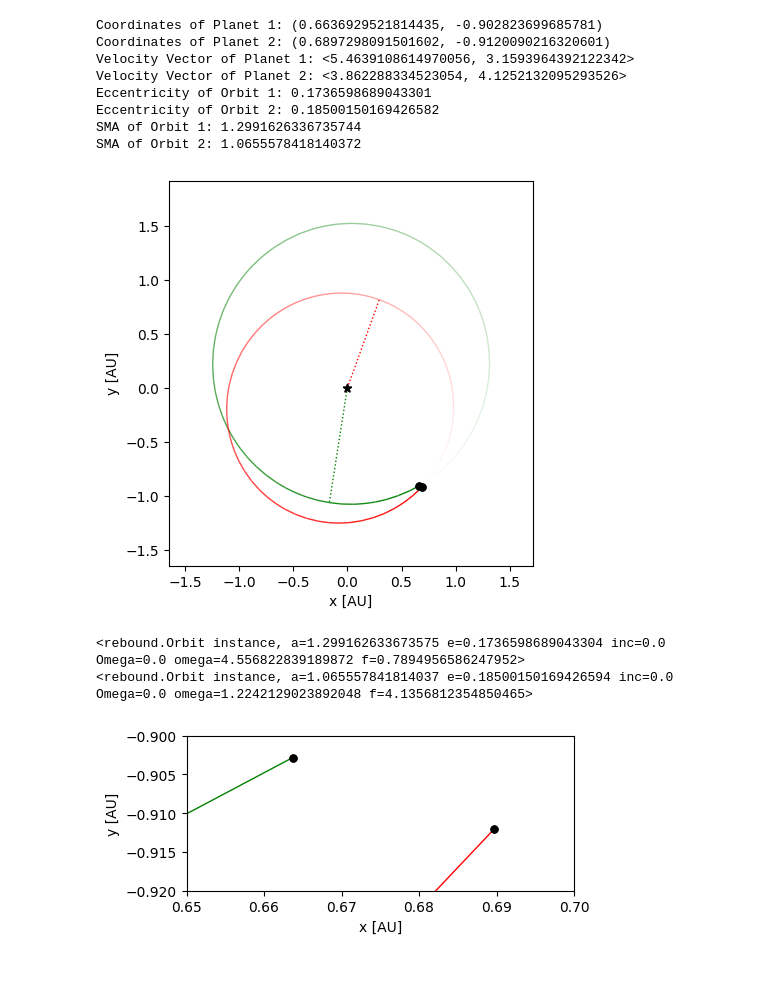
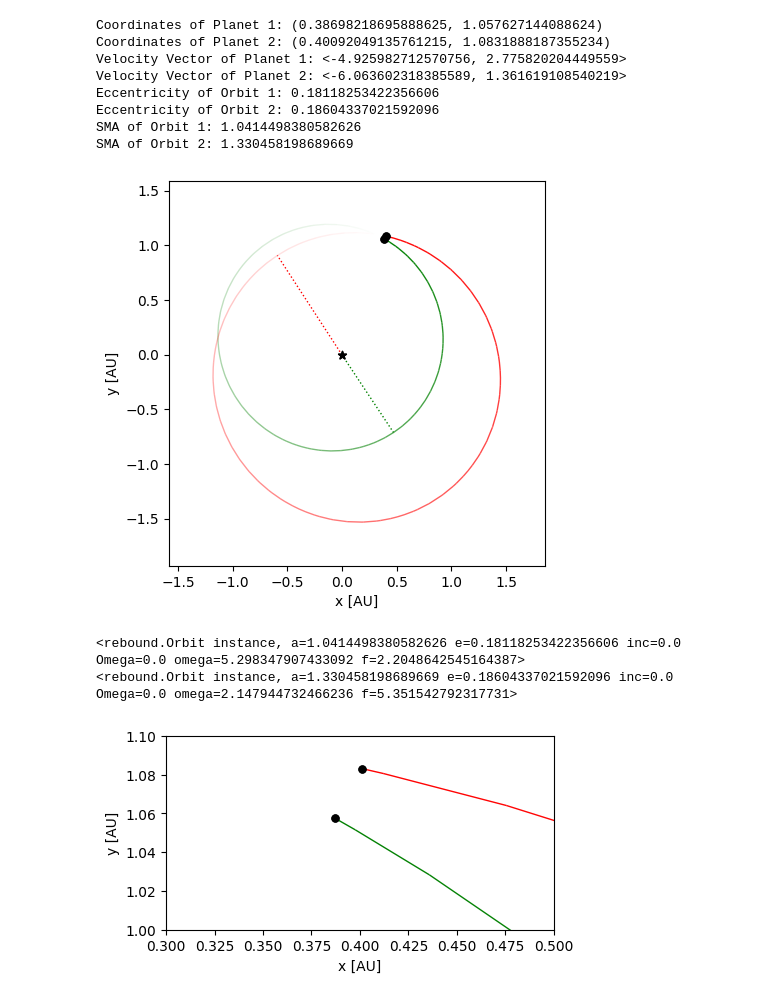
Before and after one commit to SudatKhan/ureca_repo, a Jupyter notebook: hill_instability.ipynb, the cells around one changed output. Cells and saved outputs as stored; diff of their text form; code cells hidden in the pictures; blank space fills up the shorter version.

```diff
--- a/hill_instability.ipynb
+++ b/hill_instability.ipynb
@@ -13,8 +12,8 @@ def setupSimulation():
     jmass = 0.000954588 #Jupiter Mass in Solar Mass units
     delta_critical = 2.40*((jmass + jmass)**(1./3.))
     sim.add(m = smass)
-    sim.add(m = jmass, a= 1, r = (0.000477895), f = 0, hash="planet1")
-    sim.add(m = jmass, a= (1 + delta_critical) - 0.00525684, r = (0.000477895), f = np.pi, hash="planet2")
+    sim.add(m = jmass, a= 1, r = 0.000477895, f = 0, hash="planet1")
+    sim.add(m = jmass, a= (1 + delta_critical) - 0.0051, r = 0.000477895, f = np.pi, hash="planet2")
     sim.move_to_com()
     return sim
 # %%
@@ -106,6 +104,6 @@ First Collision Occurs at time: 1566.3192654484446 yr
 # %%
 sim = setupSimulation()
-sim.integrate(1566.31)
+sim.integrate(695.02)
 fig = rebound.OrbitPlot(sim, unitlabel='[AU]', color=['green', 'red'], periastron=True)
 p1 = sim.particles["planet1"]
 p2 = sim.particles["planet2"]
@@ -118,21 +116,21 @@ print(f'Eccentricity of Orbit 2: {sim.calculate_orbits()[1].e}')
 print(f'SMA of Orbit 1: {sim.calculate_orbits()[0].a}')
 print(f'SMA of Orbit 2: {sim.calculate_orbits()[1].a}')
 # %% [output]
-Coordinates of Planet 1: (0.6636929521814435, -0.902823699685781)
-Coordinates of Planet 2: (0.6897298091501602, -0.9120090216320601)
-Velocity Vector of Planet 1: <5.4639108614970056, 3.1593964392122342>
-Velocity Vector of Planet 2: <3.862288334523054, 4.1252132095293526>
-Eccentricity of Orbit 1: 0.1736598689043301
-Eccentricity of Orbit 2: 0.18500150169426582
-SMA of Orbit 1: 1.2991626336735744
-SMA of Orbit 2: 1.0655578418140372
+Coordinates of Planet 1: (0.38698218695888625, 1.057627144088624)
+Coordinates of Planet 2: (0.40092049135761215, 1.0831888187355234)
+Velocity Vector of Planet 1: <-4.925982712570756, 2.775820204449559>
+Velocity Vector of Planet 2: <-6.063602318385589, 1.361619108540219>
+Eccentricity of Orbit 1: 0.18118253422356606
+Eccentricity of Orbit 2: 0.18604337021592096
+SMA of Orbit 1: 1.0414498380582626
+SMA of Orbit 2: 1.330458198689669
-[figure, old version]
+[figure, new version]
 # %%
 print(sim.calculate_orbits()[0])
 print(sim.calculate_orbits()[1])
 # %% [output]
-<rebound.Orbit instance, a=1.299162633673575 e=0.1736598689043304 inc=0.0 Omega=0.0 omega=4.556822839189872 f=0.7894956586247952>
-<rebound.Orbit instance, a=1.065557841814037 e=0.18500150169426594 inc=0.0 Omega=0.0 omega=1.2242129023892048 f=4.1356812354850465>
+<rebound.Orbit instance, a=1.0414498380582626 e=0.18118253422356606 inc=0.0 Omega=0.0 omega=5.298347907433092 f=2.2048642545164387>
+<rebound.Orbit instance, a=1.330458198689669 e=0.18604337021592096 inc=0.0 Omega=0.0 omega=2.147944732466236 f=5.351542792317731>
 # %%
 def setupSimulation2():
     sim = rebound.Simulation()
@@ -141,12 +139,12 @@ def setupSimulation2():
     smass = 1.0 #in Solar Mass units
     jmass = 0.000954588 #Jupiter Mass in Solar Mass units
     sim.add(m = smass)
-    sim.add(m = jmass, a= 1.2991626336735744, e=0.1736598689043301, omega=4.55682283918987, r = (0.000477895), f = 0.789495658624797)
-    sim.add(m = jmass, a=1.0655578418140372, e=0.18500150169426582, omega=1.224212902389203, f=4.135681235485048, r = 0.000477895)
+    sim.add(m = jmass, a= 1.0414498380582626, e=0.18118253422356606, omega=5.298347907433092, r = (0.000477895), f = 2.2048642545164387)
+    sim.add(m = jmass, a=1.330458198689669, e=0.18604337021592096, omega=2.147944732466236, f=5.351542792317731, r = 0.000477895)
     sim.move_to_com()
     return sim
 # %%
 sim = setupSimulation2()
-fig = rebound.OrbitPlot(sim, unitlabel='[AU]', color=['green', 'red'], periastron=True, xlim = [0.65, 0.7], ylim= [-0.92, -0.9])
+fig = rebound.OrbitPlot(sim, unitlabel='[AU]', color=['green', 'red'], periastron=True, xlim = [0.3, 0.5], ylim= [1.0, 1.1])
 # %% [output]
-[figure, old version]
+[figure, new version]
```
Also changed, not shown: parts of 4 cells of this notebook.
